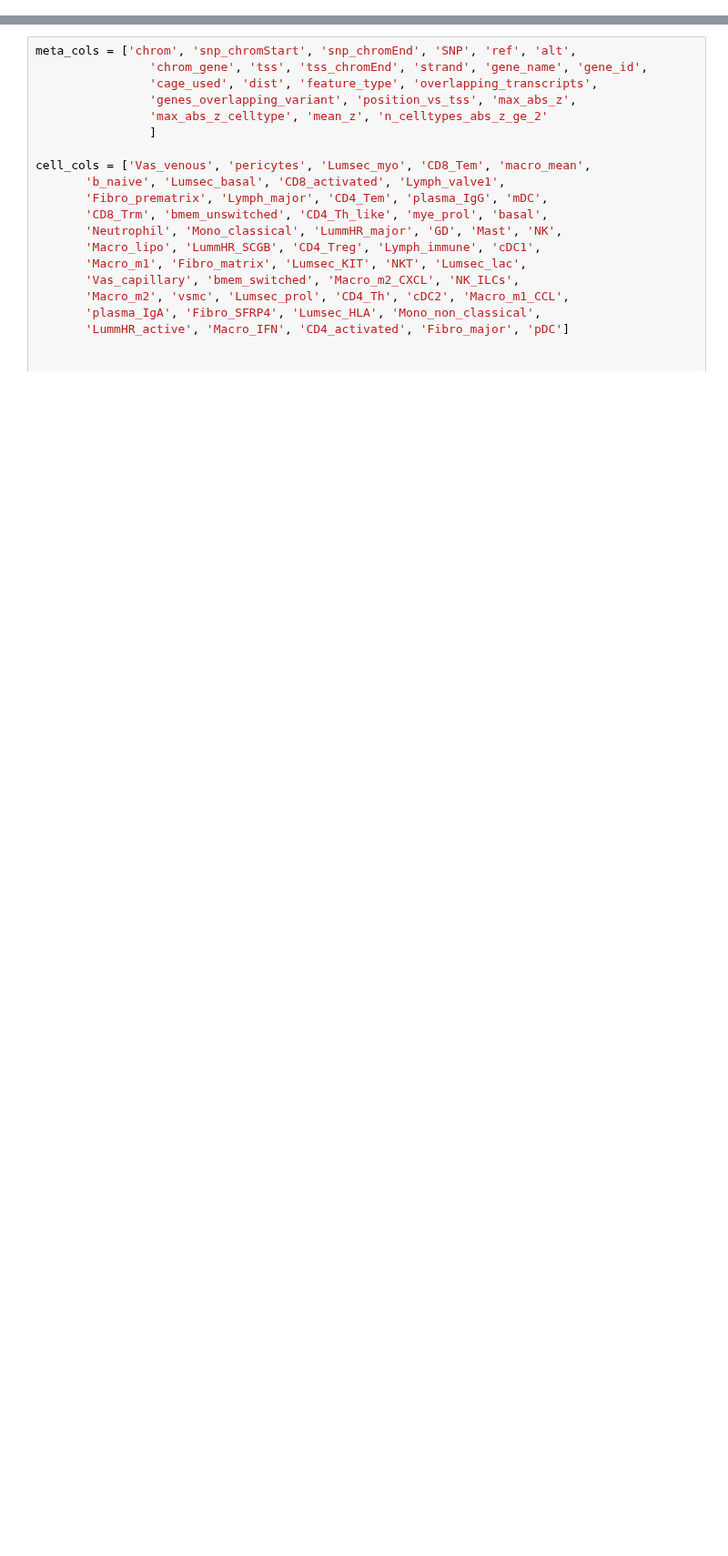
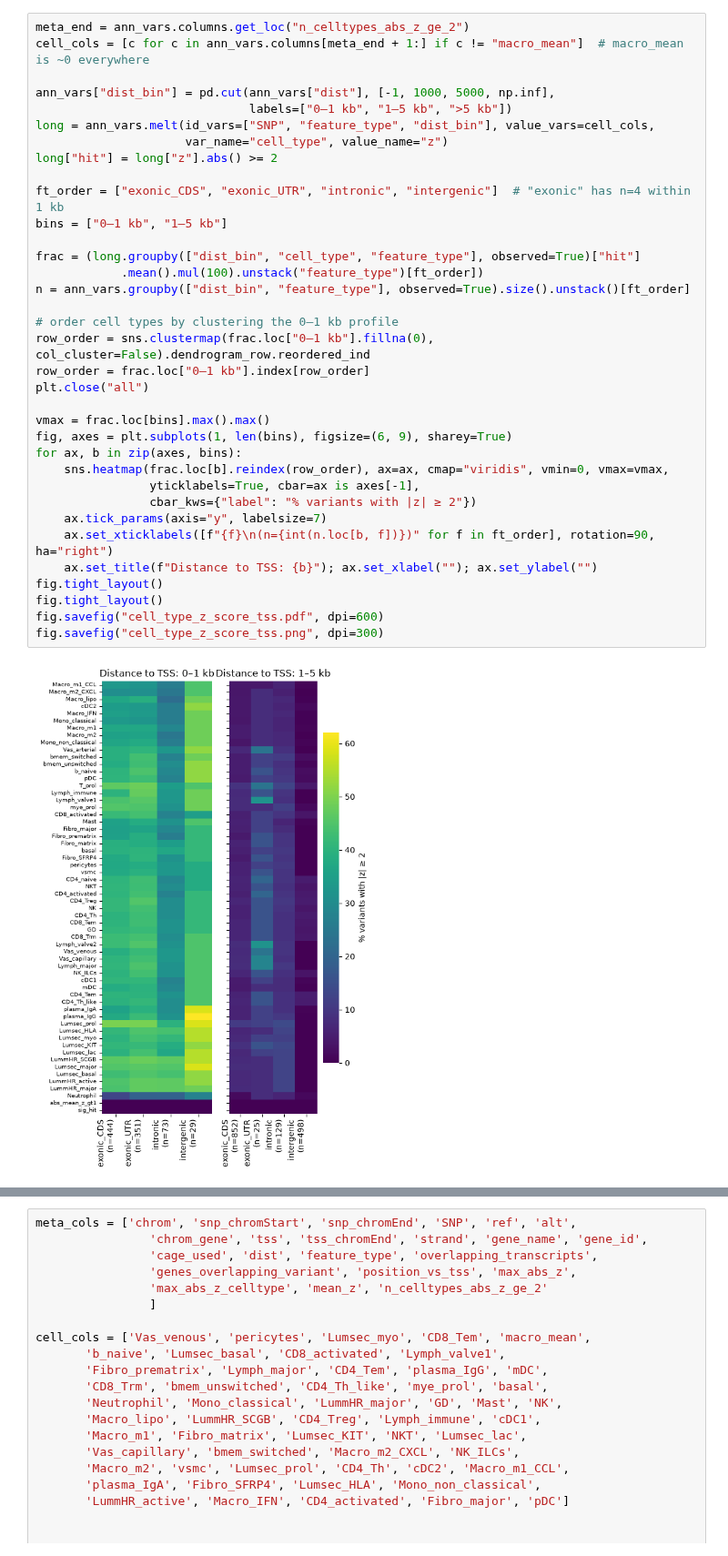
Before and after one commit to eirikhoye/action_var, a Jupyter notebook: workflow/notebooks/analyze_variant_annotation.ipynb, the cells around one changed output, grey strips where cells are left out. Shown at 91% size. Drawn from its saved outputs; the diff is of its cells as text; blank space fills up the shorter version.

```diff
--- a/workflow/notebooks/analyze_variant_annotation.ipynb
+++ b/workflow/notebooks/analyze_variant_annotation.ipynb
@@ -24,0 +94,37 @@ sns.scatterplot(
+# %%
+meta_end = ann_vars.columns.get_loc("n_celltypes_abs_z_ge_2")
+cell_cols = [c for c in ann_vars.columns[meta_end + 1:] if c != "macro_mean"]  # macro_mean is ~0 everywhere
+
+ann_vars["dist_bin"] = pd.cut(ann_vars["dist"], [-1, 1000, 5000, np.inf],
+                              labels=["0–1 kb", "1–5 kb", ">5 kb"])
+long = ann_vars.melt(id_vars=["SNP", "feature_type", "dist_bin"], value_vars=cell_cols,
+                     var_name="cell_type", value_name="z")
+long["hit"] = long["z"].abs() >= 2
+
+ft_order = ["exonic_CDS", "exonic_UTR", "intronic", "intergenic"]  # "exonic" has n=4 within 1 kb
+bins = ["0–1 kb", "1–5 kb"]
+
+frac = (long.groupby(["dist_bin", "cell_type", "feature_type"], observed=True)["hit"]
+            .mean().mul(100).unstack("feature_type")[ft_order])
+n = ann_vars.groupby(["dist_bin", "feature_type"], observed=True).size().unstack()[ft_order]
+
+# order cell types by clustering the 0–1 kb profile
+row_order = sns.clustermap(frac.loc["0–1 kb"].fillna(0), col_cluster=False).dendrogram_row.reordered_ind
+row_order = frac.loc["0–1 kb"].index[row_order]
+plt.close("all")
+
+vmax = frac.loc[bins].max().max()
+fig, axes = plt.subplots(1, len(bins), figsize=(6, 9), sharey=True)
+for ax, b in zip(axes, bins):
+    sns.heatmap(frac.loc[b].reindex(row_order), ax=ax, cmap="viridis", vmin=0, vmax=vmax,
+                yticklabels=True, cbar=ax is axes[-1],
+                cbar_kws={"label": "% variants with |z| ≥ 2"})
+    ax.tick_params(axis="y", labelsize=7)
+    ax.set_xticklabels([f"{f}\n(n={int(n.loc[b, f])})" for f in ft_order], rotation=90, ha="right")
+    ax.set_title(f"Distance to TSS: {b}"); ax.set_xlabel(""); ax.set_ylabel("")
+fig.tight_layout()
+fig.tight_layout()
+fig.savefig("cell_type_z_score_tss.pdf", dpi=600)
+fig.savefig("cell_type_z_score_tss.png", dpi=300)
+# %% [output]
+[figure, added]
```
Also changed, not shown: parts of 11 cells of this notebook, 8 other files.
